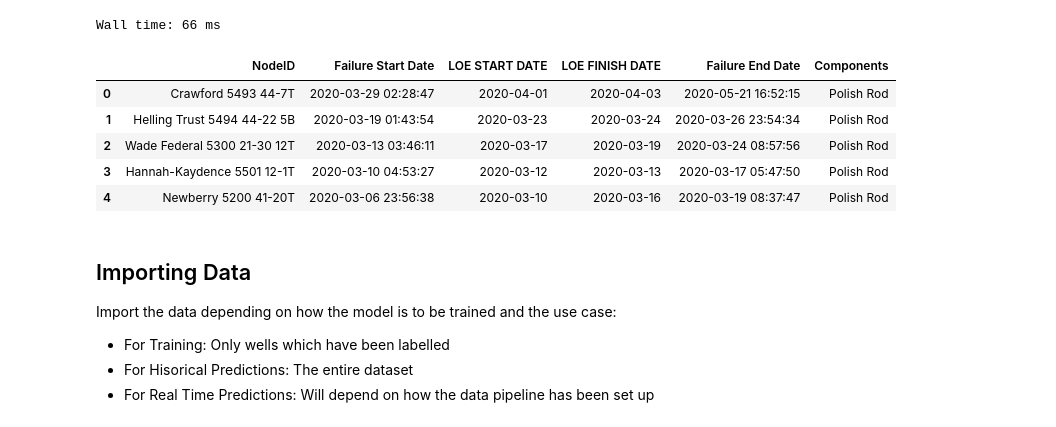
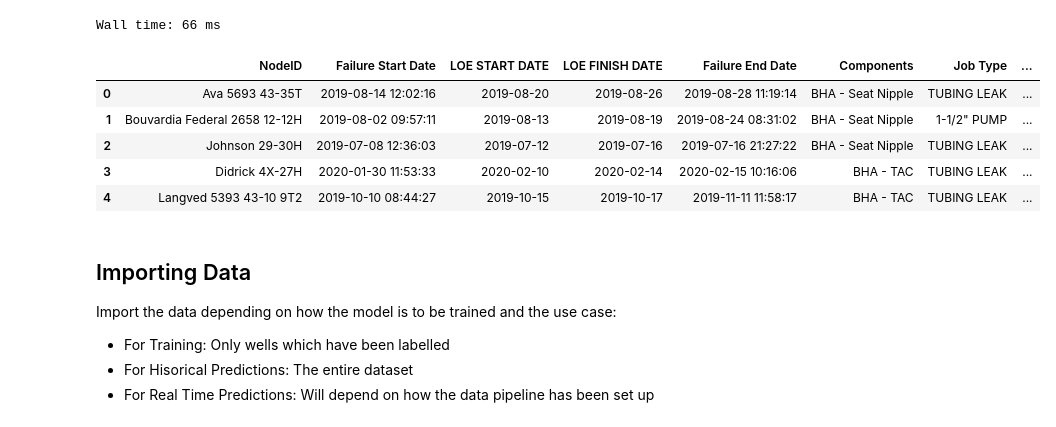
Before and after one commit to Ashitha97/ESP, a Jupyter notebook: Failure Forecasting/Window Forecasting Notebook.ipynb, the cells around one changed output. Cells and saved outputs as stored; diff of their text form; code cells hidden in the pictures.

Commit message:
Structured Failure Forecasting

```diff
--- a/Failure Forecasting/Window Forecasting Notebook.ipynb
+++ b/Failure Forecasting/Window Forecasting Notebook.ipynb
@@ -93,29 +93,29 @@ Wall time: 16.3 s
 Wall time: 66 ms
 # %%
 # Manually importing data from s3
-file_path = "s3://et-oasis/failure-excel/Oasis Complete Failure List 2018-2020_ver4.xlsx"
+file_path = "s3://et-oasis/failure-excel/Oasis Complete Failure List 2018-2020_ver6.xlsx"
 
 failures = pd.read_excel(file_path)
 # Cleaning WELL NAMES
 failures['Well'] = (failures['Well'].str.replace("#", "")  # remove #
                                  .str.replace('\s+', ' ', regex=True)  # remove multiple spaces if present
                                  .str.strip()  # Remove trailing whitespaces
                                  .str.lower()  # lower all character
                                  .str.title()  # Uppercase first letter of each word
                                  .map(lambda x: x[0:-2] + x[-2:].upper()))
 
 failures.rename(columns={'Well': 'NodeID',
                         'LAST OIL': 'Failure Start Date',
                         'FAILURE END DATE': 'Failure End Date'}, inplace=True)
 well_list = failures.NodeID.unique().tolist()  # List of wells to use for querying the features and model training
 failures.head()
 # %% [output]
-|  | NodeID | Failure Start Date | LOE START DATE | LOE FINISH DATE | Failure End Date | Components |
-| 0 | Crawford 5493 44-7T | 2020-03-29 02:28:47 | 2020-04-01 | 2020-04-03 | 2020-05-21 16:52:15 | Polish Rod |
-| 1 | Helling Trust 5494 44-22 5B | 2020-03-19 01:43:54 | 2020-03-23 | 2020-03-24 | 2020-03-26 23:54:34 | Polish Rod |
-| 2 | Wade Federal 5300 21-30 12T | 2020-03-13 03:46:11 | 2020-03-17 | 2020-03-19 | 2020-03-24 08:57:56 | Polish Rod |
-| 3 | Hannah-Kaydence 5501 12-1T | 2020-03-10 04:53:27 | 2020-03-12 | 2020-03-13 | 2020-03-17 05:47:50 | Polish Rod |
-| 4 | Newberry 5200 41-20T | 2020-03-06 23:56:38 | 2020-03-10 | 2020-03-16 | 2020-03-19 08:37:47 | Polish Rod |
+|  | NodeID | Failure Start Date | LOE START DATE | LOE FINISH DATE | Failure End Date | Components | Job Type | ... |
+| 0 | Ava 5693 43-35T | 2019-08-14 12:02:16 | 2019-08-20 | 2019-08-26 | 2019-08-28 11:19:14 | BHA - Seat Nipple | TUBING LEAK | ... |
+| 1 | Bouvardia Federal 2658 12-12H | 2019-08-02 09:57:11 | 2019-08-13 | 2019-08-19 | 2019-08-24 08:31:02 | BHA - Seat Nipple | 1-1/2" PUMP | ... |
+| 2 | Johnson 29-30H | 2019-07-08 12:36:03 | 2019-07-12 | 2019-07-16 | 2019-07-16 21:27:22 | BHA - Seat Nipple | TUBING LEAK | ... |
+| 3 | Didrick 4X-27H | 2020-01-30 11:53:33 | 2020-02-10 | 2020-02-14 | 2020-02-15 10:16:06 | BHA - TAC | TUBING LEAK | ... |
+| 4 | Langved 5393 43-10 9T2 | 2019-10-10 08:44:27 | 2019-10-15 | 2019-10-17 | 2019-11-11 11:58:17 | BHA - TAC | TUBING LEAK | ... |
 # %% [markdown]
 ## Importing Data
 
```
Also changed, not shown: parts of 24 cells of this notebook, 2 other files.
